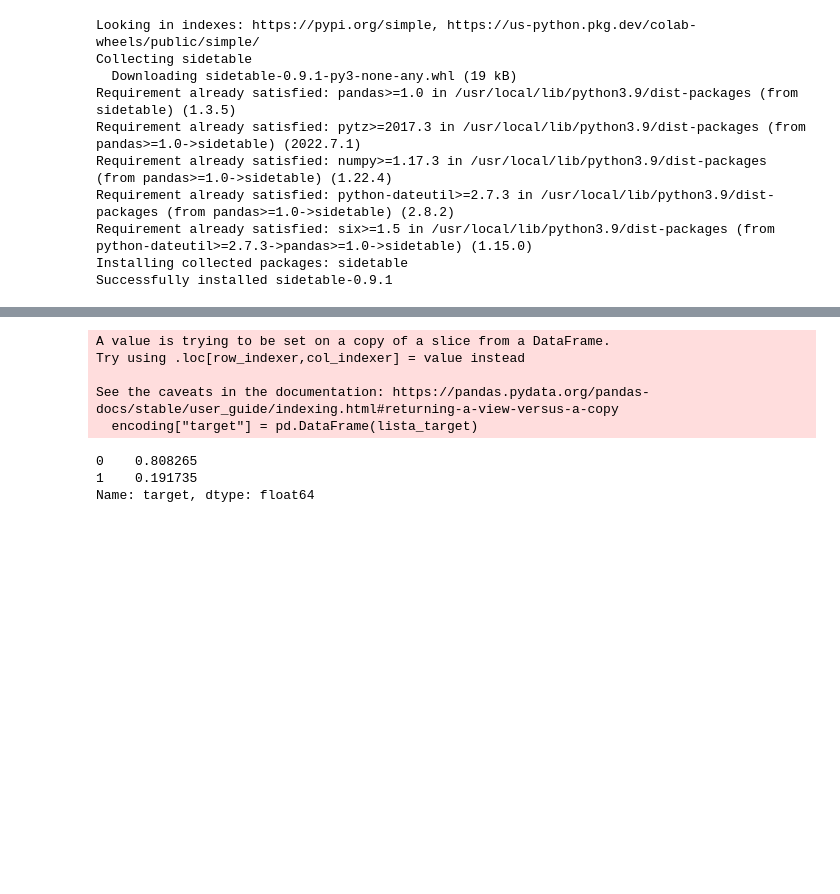
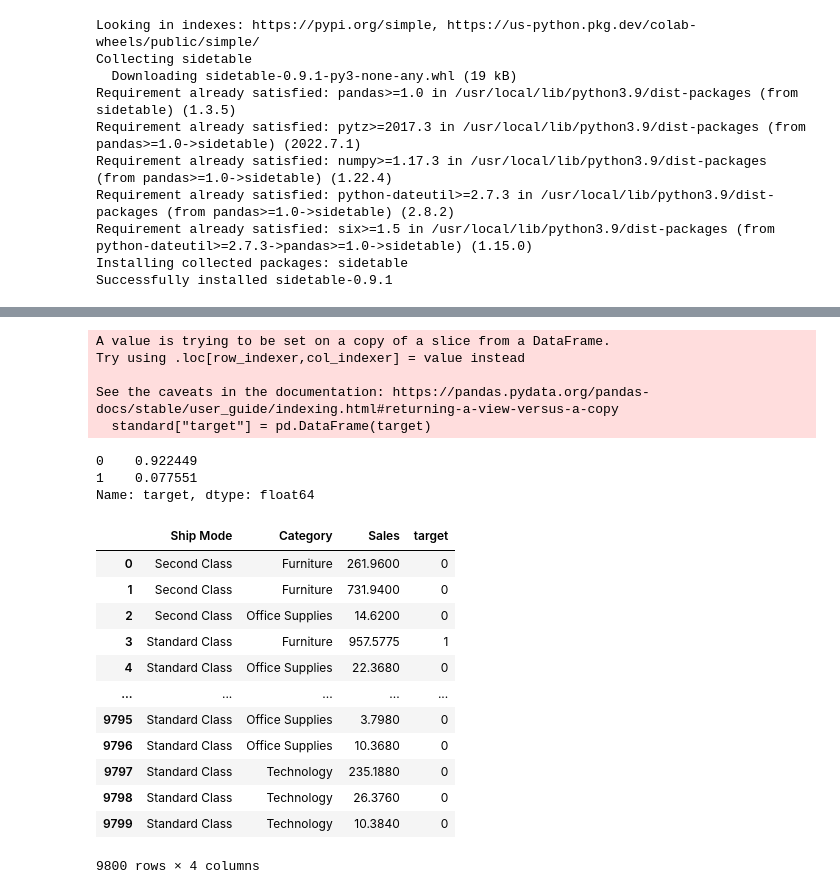
Before and after one commit to ezenavarro1/ds.coder, a Jupyter notebook: TESTING.ipynb, the cells around one changed output, grey strips where cells are left out. Saved outputs shown, nothing was run; the diff lists cells and outputs as text; code cells hidden in the pictures; blank space fills up the shorter version.

```diff
--- a/TESTING.ipynb
+++ b/TESTING.ipynb
@@ -28,4 +65,5 @@ df = df.drop("Order ID",1);
 # %%
-encoding = df[["Category","Ship Mode",
-'Segment',
-'Sales']]
+standard = df[[
+ 'Ship Mode',
+ 'Category',
+ 'Sales']]
@@ -36,0 +70,34 @@ lista_sales = encoding["Sales"]
+# %%
+target = np.where((((((df['Ship Mode']=='Standard Class') & (df['Category'] == 'Office Supplies') & (df["Sales"] > 200)) |
+                  (df['Ship Mode']=='Standard Class') & (df['Category'] == 'Technology') & (df["Sales"] > 700)) |
+                  (df['Ship Mode']=='Standard Class') & (df['Category'] == 'Furniture') & (df["Sales"] > 700))),1,0)
+# %%
+standard["target"] = pd.DataFrame(target)
+# %% [output]
+A value is trying to be set on a copy of a slice from a DataFrame.
+Try using .loc[row_indexer,col_indexer] = value instead
+
+See the caveats in the documentation: https://pandas.pydata.org/pandas-docs/stable/user_guide/indexing.html#returning-a-view-versus-a-copy
+  standard["target"] = pd.DataFrame(target)
+# %%
+standard.target.value_counts(normalize = True)
+# %% [output]
+0    0.922449
+1    0.077551
+Name: target, dtype: float64
+# %%
+standard
+# %% [output]
+|  | Ship Mode | Category | Sales | target |
+| 0 | Second Class | Furniture | 261.9600 | 0 |
+| 1 | Second Class | Furniture | 731.9400 | 0 |
+| 2 | Second Class | Office Supplies | 14.6200 | 0 |
+| 3 | Standard Class | Furniture | 957.5775 | 1 |
+| 4 | Standard Class | Office Supplies | 22.3680 | 0 |
+| ... | ... | ... | ... | ... |
+| 9795 | Standard Class | Office Supplies | 3.7980 | 0 |
+| 9796 | Standard Class | Office Supplies | 10.3680 | 0 |
+| 9797 | Standard Class | Technology | 235.1880 | 0 |
+| 9798 | Standard Class | Technology | 26.3760 | 0 |
+| 9799 | Standard Class | Technology | 10.3840 | 0 |
+9800 rows × 4 columns
@@ -45,15 +115,5 @@ for i in lista_sales:
 # %%
-encoding["target"] = pd.DataFrame(lista_target)
+#encoding["target"] = pd.DataFrame(lista_target)
-# %% [output]
-A value is trying to be set on a copy of a slice from a DataFrame.
-Try using .loc[row_indexer,col_indexer] = value instead
-
-See the caveats in the documentation: https://pandas.pydata.org/pandas-docs/stable/user_guide/indexing.html#returning-a-view-versus-a-copy
-  encoding["target"] = pd.DataFrame(lista_target)
 # %%
-encoding.target.value_counts(normalize = True)
+#encoding.target.value_counts(normalize = True)
-# %% [output]
-0    0.808265
-1    0.191735
-Name: target, dtype: float64
 # %%
```
Also changed, not shown: parts of 17 cells of this notebook.
